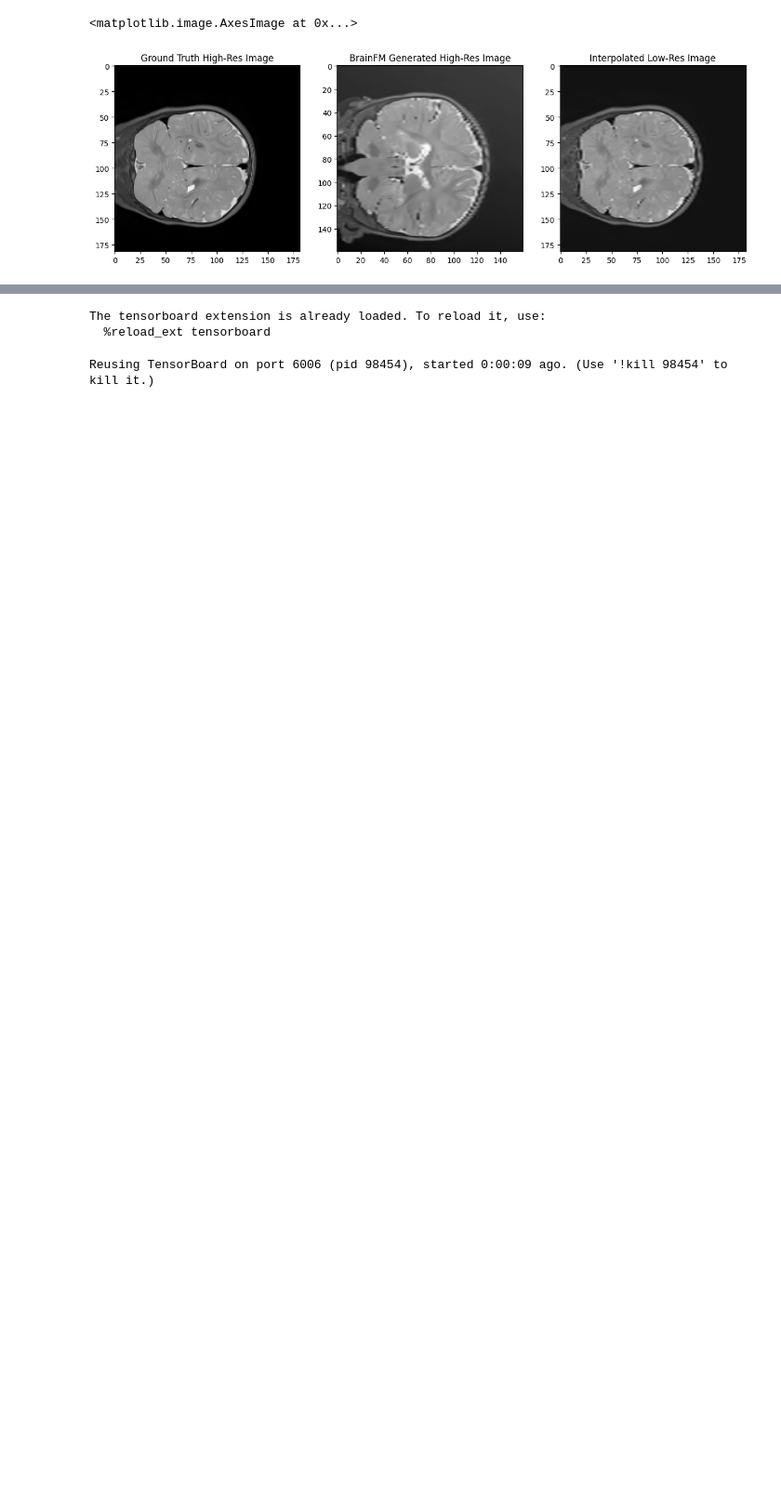
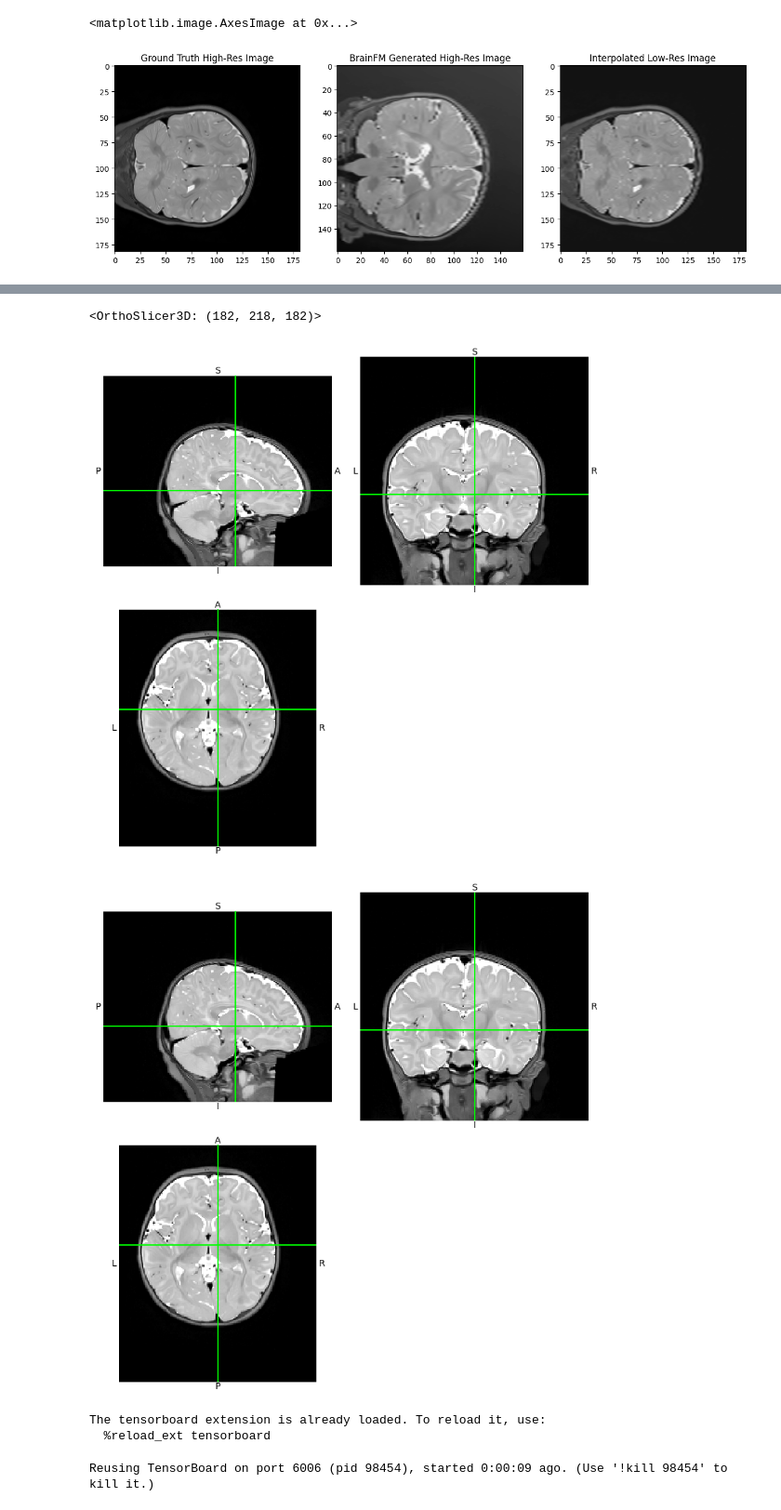
Before and after one commit to almalennartsson-dev/baby-ai-local, a Jupyter notebook: random.ipynb, the cells around one changed output, grey strips where cells are left out. Shown at 93% size. Cells and saved outputs as stored; diff of their text form; code cells hidden in the pictures; blank space fills up the shorter version.

```diff
--- a/random.ipynb
+++ b/random.ipynb
@@ -739,0 +725,7 @@ UNet(
+# %%
+img = nib.load(t2_LR_files[0]).get_fdata()
+print(img.shape)
+#shift one voxel down in z direction
+img = np.roll(img, shift=-1, axis=2)
+print(img.shape)
+nib.save(nib.Nifti1Image(up_img, affine=ref_img.affine), "/Users/al1612le/images/gridconstant_image.nii.gz")
@@ -740,3 +735,23 @@ UNet(
+# %%
+for i in range(3):
+    t1 = t1_files[i]
+    t2 = t2_files[i]
+    t2_LR = t2_LR_files[i]
+    t1 = scale_to_reference_img(nib.load(str(t1)), ref_img)
+    t2 = scale_to_reference_img(nib.load(str(t2)), ref_img)
+    t2_LR = scale_to_reference_img(nib.load(str(t2_LR)), ref_img)
+    nib.save(t1, DATA_DIR/"scaletoref"/f"scaled_t1_image_{i+1}.nii.gz")
+    nib.save(t2, DATA_DIR/"scaletoref"/f"scaled_t2_image_{i+1}.nii.gz")
+    nib.save(t2_LR, DATA_DIR/"scaletoref"/f"scaled_t2_LR_image_{i+1}.nii.gz")
+# %%
+
+nib.load(t2_files[2]).orthoview()
+t2s = scale_to_reference_img(nib.load(t2_files[2]), ref_img)
+t2s.orthoview()
+# %% [output]
+<OrthoSlicer3D: (182, 218, 182)>
+[figure, added]
+[figure, added]
 # %%
 #!kill 97604
 %load_ext tensorboard
```
Also changed, not shown: parts of 13 cells of this notebook, 12 other files.
